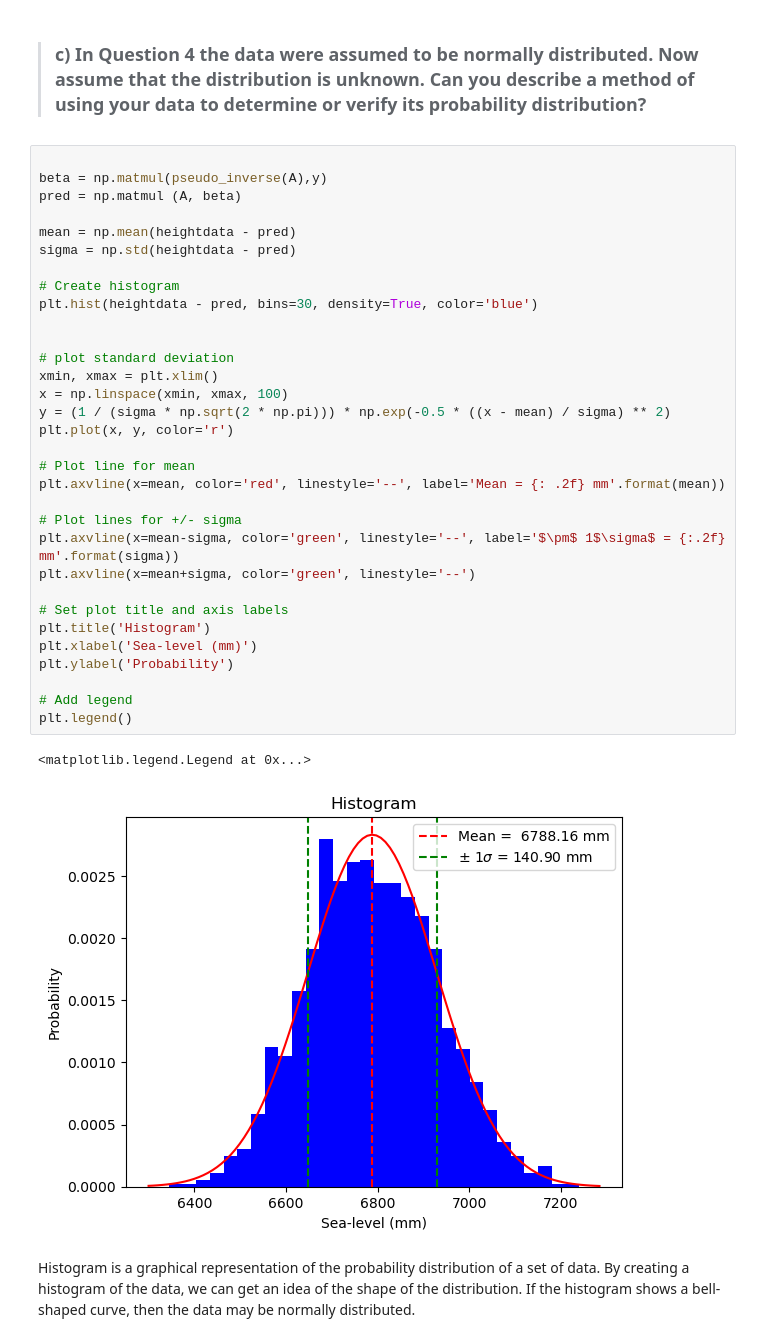
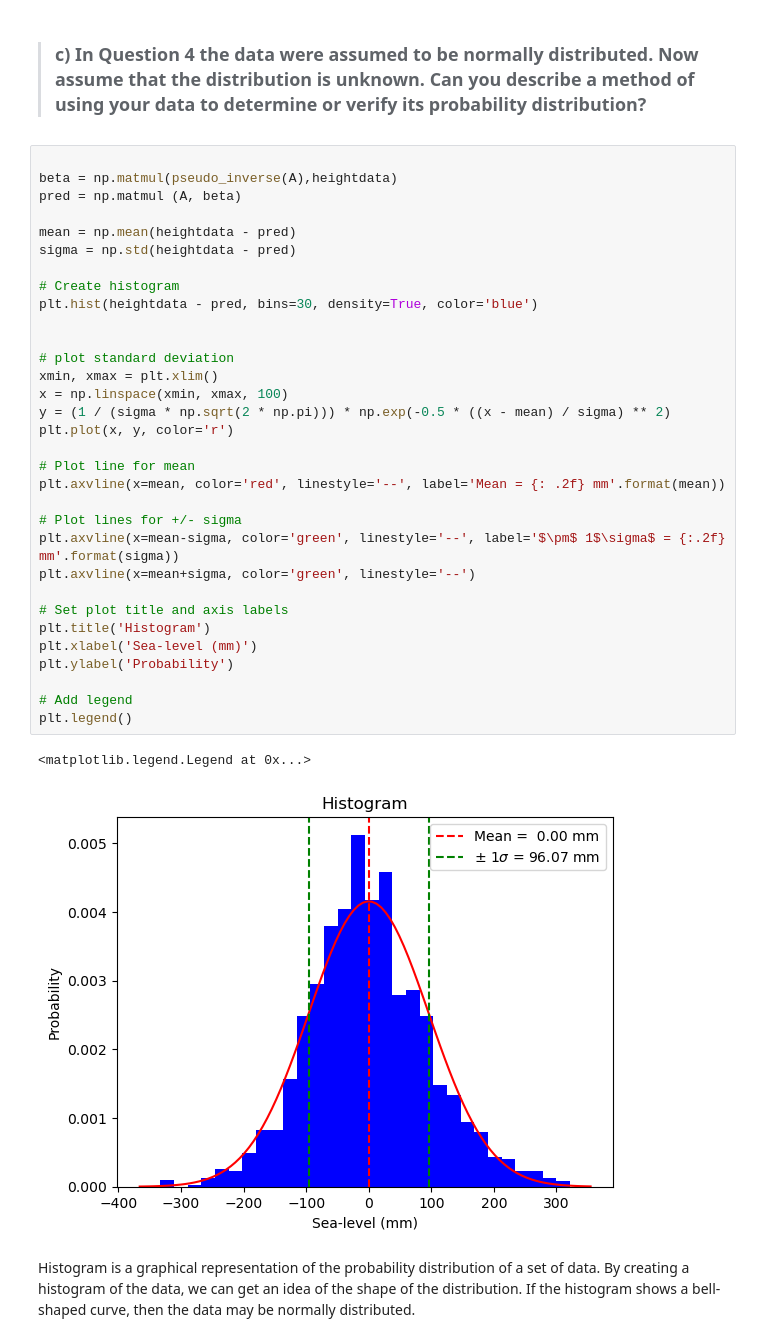
Before and after one commit to KJialun/PHD-Assignment, a Jupyter notebook: Sea_level_assignment_estimation.ipynb, the cells around one changed output. Drawn from its saved outputs; the diff is of its cells as text.

```diff
--- a/Sea_level_assignment_estimation.ipynb
+++ b/Sea_level_assignment_estimation.ipynb
@@ -568,38 +568,38 @@ print(var_std)
 > ### c) In Question 4 the data were assumed to be normally distributed. Now assume that the distribution is unknown. Can you describe a method of using your data to determine or verify its probability distribution?
 # %%
 
-beta = np.matmul(pseudo_inverse(A),y)
+beta = np.matmul(pseudo_inverse(A),heightdata)
 pred = np.matmul (A, beta)
 
 mean = np.mean(heightdata - pred)
 sigma = np.std(heightdata - pred)
 
 # Create histogram
 plt.hist(heightdata - pred, bins=30, density=True, color='blue')
 
 
 # plot standard deviation
 xmin, xmax = plt.xlim()
 x = np.linspace(xmin, xmax, 100)
 y = (1 / (sigma * np.sqrt(2 * np.pi))) * np.exp(-0.5 * ((x - mean) / sigma) ** 2)
 plt.plot(x, y, color='r')
 
 # Plot line for mean
 plt.axvline(x=mean, color='red', linestyle='--', label='Mean = {: .2f} mm'.format(mean))
 
 # Plot lines for +/- sigma
 plt.axvline(x=mean-sigma, color='green', linestyle='--', label='$\pm$ 1$\sigma$ = {:.2f} mm'.format(sigma))
 plt.axvline(x=mean+sigma, color='green', linestyle='--')
 
 # Set plot title and axis labels
 plt.title('Histogram')
 plt.xlabel('Sea-level (mm)')
 plt.ylabel('Probability')
 
 # Add legend
 plt.legend()
 # %% [output]
 <matplotlib.legend.Legend at 0x...>
-[figure, old version]
+[figure, new version]
 # %% [markdown]
 Histogram is a graphical representation of the probability distribution of a set of data. By creating a histogram of the data, we can get an idea of the shape of the distribution. If the histogram shows a bell-shaped curve, then the data may be normally distributed.
```
